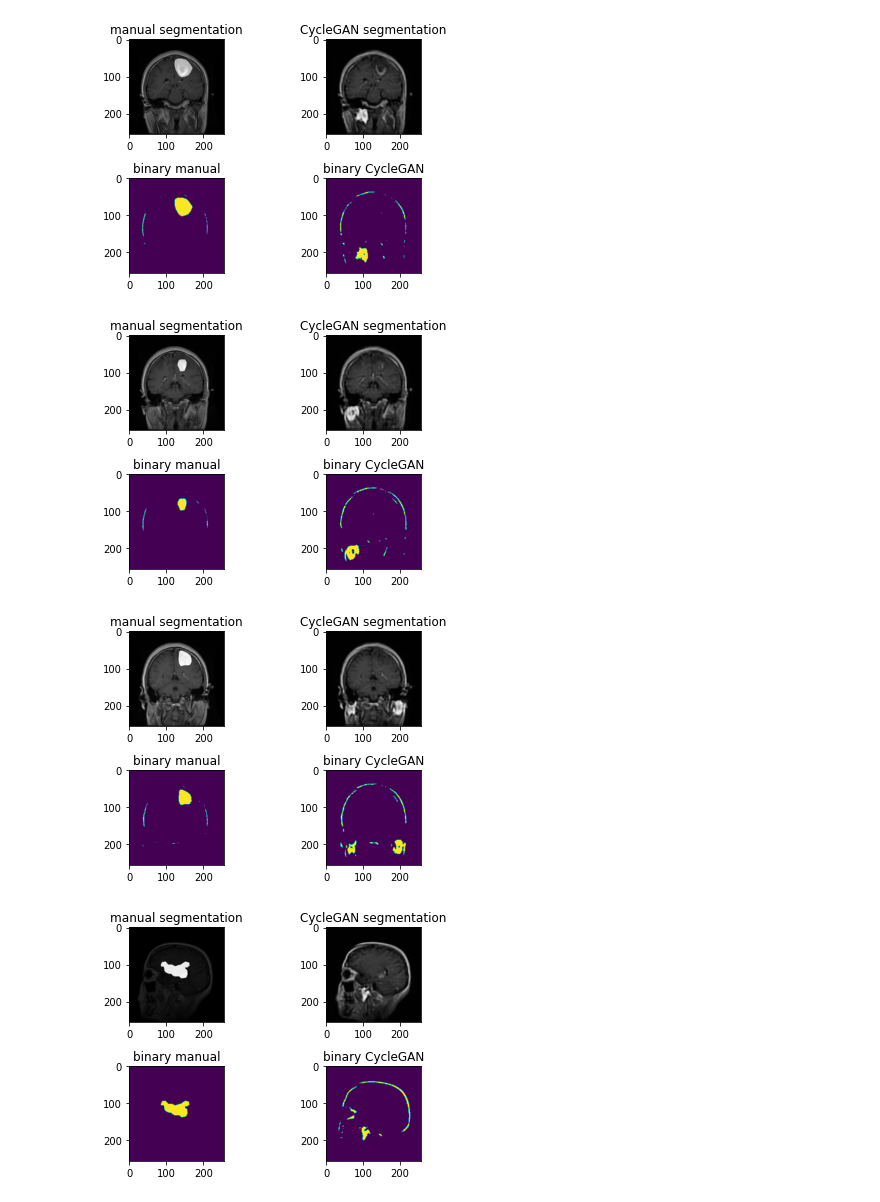
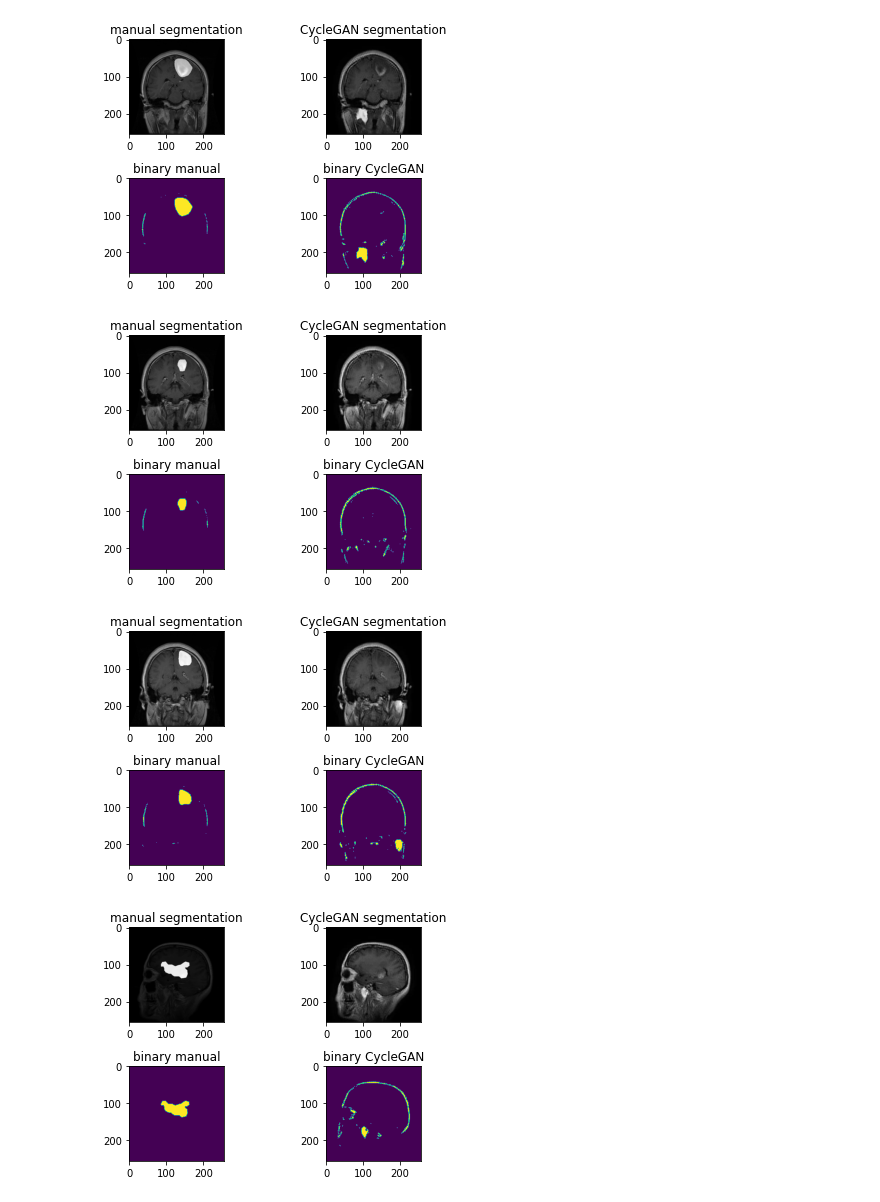
Before and after one commit to MarkFerenci/tumors-segmentation, a Jupyter notebook: eval.ipynb, the cells around one changed output. Saved outputs shown, nothing was run; the diff lists cells and outputs as text; code cells hidden in the pictures.

```diff
--- a/eval.ipynb
+++ b/eval.ipynb
@@ -5,48 +5,55 @@ import matplotlib
 import matplotlib.pyplot as plt
 from PIL import Image as im
 from pathlib import Path
+# %%
+def iou_score(a: np.array, b: np.array):
+    a, b = a.flatten(), b.flatten()
+    intersection = np.logical_and(a, b).sum()
+    union = np.logical_or(a, b).sum()
+    return intersection/union
+
+def dice_score(a: np.array, b: np.array):
+    a, b = a.flatten(), b.flatten()
+    intersection = np.logical_and(a, b).sum()
+    return 2. * intersection/(a.size+b.size)
+
+def mean_diff(a: np.array, b: np.array):
+    a, b = a.flatten(), b.flatten()
+    return np.absolute(a - b).sum() / a.size
 # %%
-def dice_score(a: np.ndarray, b: np.ndarray):
-    a, b = a.flatten(), b.flatten()
-    intersection = np.logical_and(a, b).sum()
-    union = np.logical_or(a, b).sum()
-    return 2. * intersection/union
 
 orig_paths = list(Path('testB/').iterdir())
-gen_paths = list(Path('test20-25/').iterdir())
+gen_paths = list(Path('test20-60/').iterdir())
 orig_paths.sort()
 gen_paths.sort()
 
 if len(orig_paths) != len(orig_paths):
     raise Exception('Different count of original and generated images!')
 
 scores = []
 for o, g in zip(orig_paths, gen_paths):
     orig = im.open(o).resize((256, 256))
     orig = np.asarray(orig, dtype=np.uint8)[:,:,0]
     gen = im.open(g)
     gen = np.asarray(gen, dtype=np.uint8)[:,:,0]
+    scores.append((mean_diff(orig, gen)))
 
     bin_orig = orig > 120
     bin_gen = gen > 120
-    scores.append((dice_score(bin_orig, bin_gen)))
 
     _, axarr = plt.subplots(2, 2)
     axarr[0,0].imshow(orig, cmap='gray')
     axarr[0,0].set_title('manual segmentation')
     axarr[0,1].imshow(gen, cmap='gray')
     axarr[0,1].set_title('CycleGAN segmentation')
     axarr[1,0].imshow(bin_orig)
     axarr[1,0].set_title('binary manual')
     axarr[1,1].imshow(bin_gen)
     axarr[1,1].set_title('binary CycleGAN')
     plt.tight_layout()
     plt.show()
-
-scores = np.array(scores).mean()
-print(scores)
 # %% [output]
-[figure, old version]
+[figure, new version]
-[figure, old version]
+[figure, new version]
-[figure, old version]
+[figure, new version]
-[figure, old version]
+[figure, new version]
```
Also changed, not shown: parts of 2 cells of this notebook.
